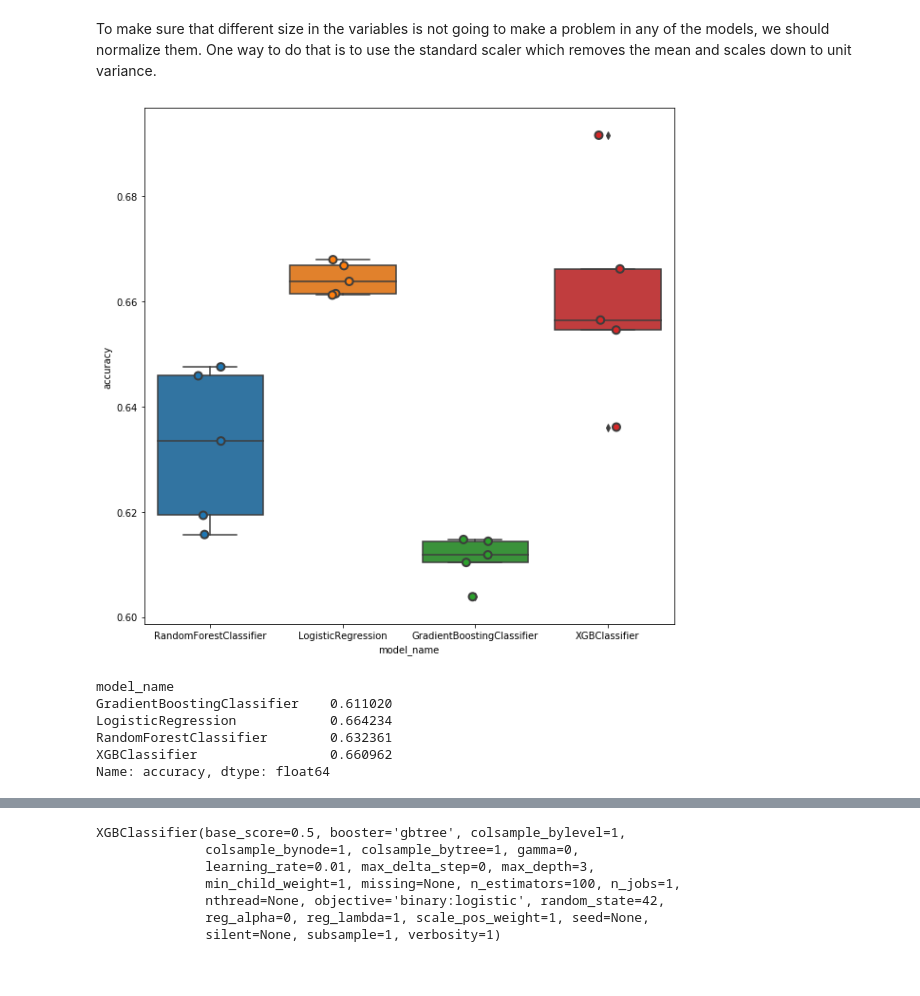
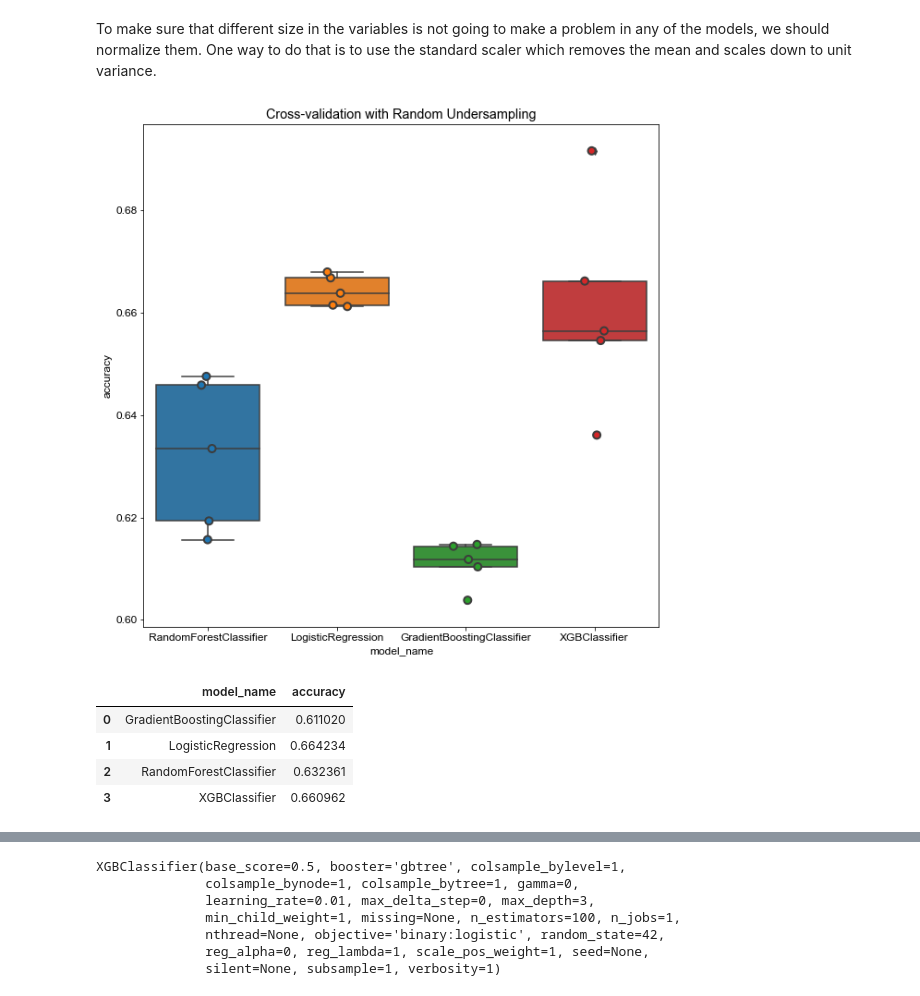
Before and after one commit to saragolesta/Complications-of-diabetes, a Jupyter notebook: Models.ipynb, the cells around one changed output, grey strips where cells are left out. Drawn from its saved outputs; the diff is of its cells as text; code cells hidden in the pictures.

```diff
--- a/Models.ipynb
+++ b/Models.ipynb
@@ -199,22 +199,26 @@ for model in models:
     for fold_idx, accuracy in enumerate(accuracies):
         entries.append((model_name, fold_idx, accuracy))
 cv_df = pd.DataFrame(entries, columns=['model_name', 'fold_idx', 'accuracy'])
-
-import seaborn as sns
-
-fig, ax = plt.subplots(figsize=(10,10))
-sns.boxplot(x='model_name', y='accuracy', data=cv_df,ax=ax)
-sns.stripplot(x='model_name', y='accuracy', data=cv_df,ax=ax,
-              size=8, jitter=True, edgecolor="gray", linewidth=2)
-plt.show()
-# %% [output]
-[figure, removed]
+# %%
+import seaborn as sns
+plt.rcParams['text.color'] = '#000000'
+plt.rcParams['axes.labelcolor']= '#000000'
+plt.rcParams['xtick.color'] = '#000000'
+plt.rcParams['ytick.color'] = '#000000'
+fig, ax = plt.subplots(figsize=(10,10))
+sns.boxplot(x='model_name', y='accuracy', data=cv_df,ax=ax)
+sns.stripplot(x='model_name', y='accuracy', data=cv_df,ax=ax,
+              size=8, jitter=True, edgecolor="gray", linewidth=2)
+ax.set_title('Cross-validation with Random Undersampling')
+plt.show()
+# %% [output]
+[figure, added]
 # %%
-cv_df.groupby('model_name').accuracy.mean()
+mean_accs = cv_df.groupby('model_name',as_index=False).accuracy.mean()
+mean_accs
 # %% [output]
-model_name
-GradientBoostingClassifier    0.611020
-LogisticRegression            0.664234
-RandomForestClassifier        0.632361
-XGBClassifier                 0.660962
-Name: accuracy, dtype: float64
+|  | model_name | accuracy |
+| 0 | GradientBoostingClassifier | 0.611020 |
+| 1 | LogisticRegression | 0.664234 |
+| 2 | RandomForestClassifier | 0.632361 |
+| 3 | XGBClassifier | 0.660962 |
```
Also changed, not shown: parts of 5 cells of this notebook, 1 other file.
